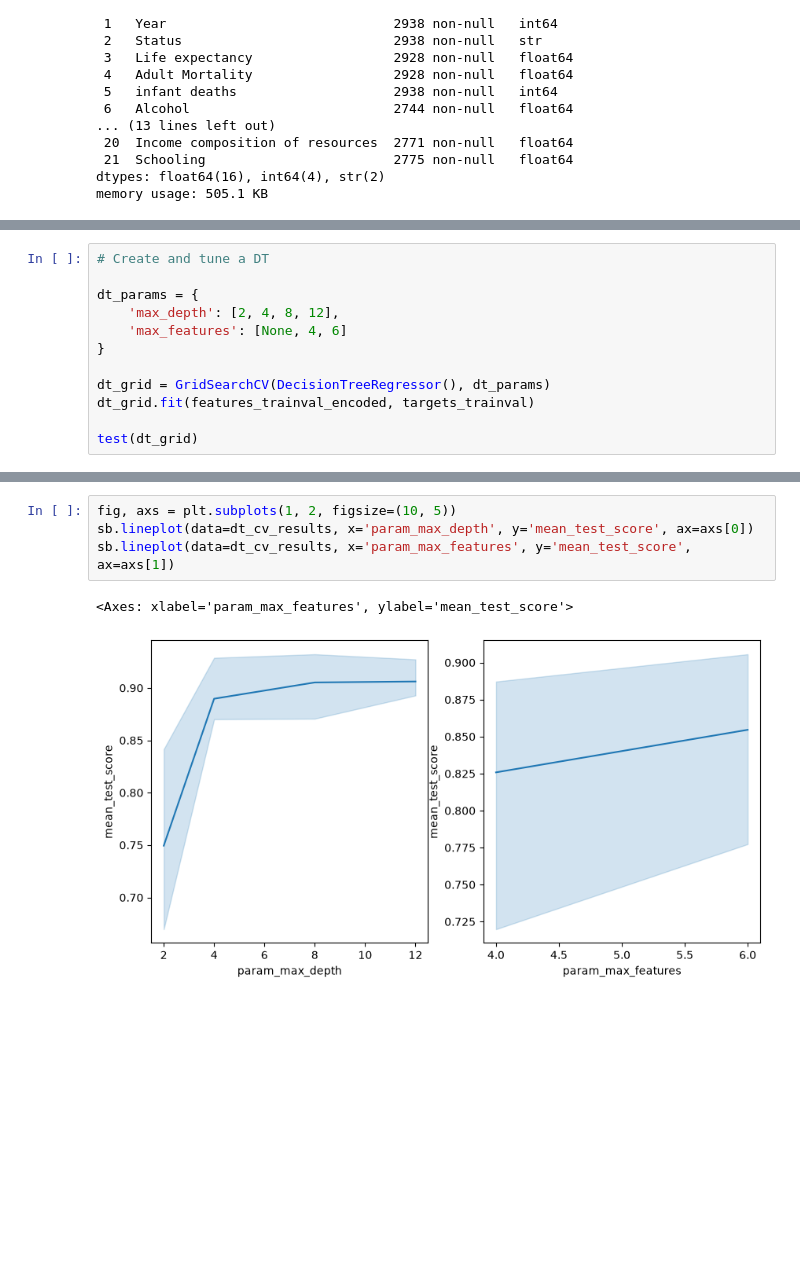
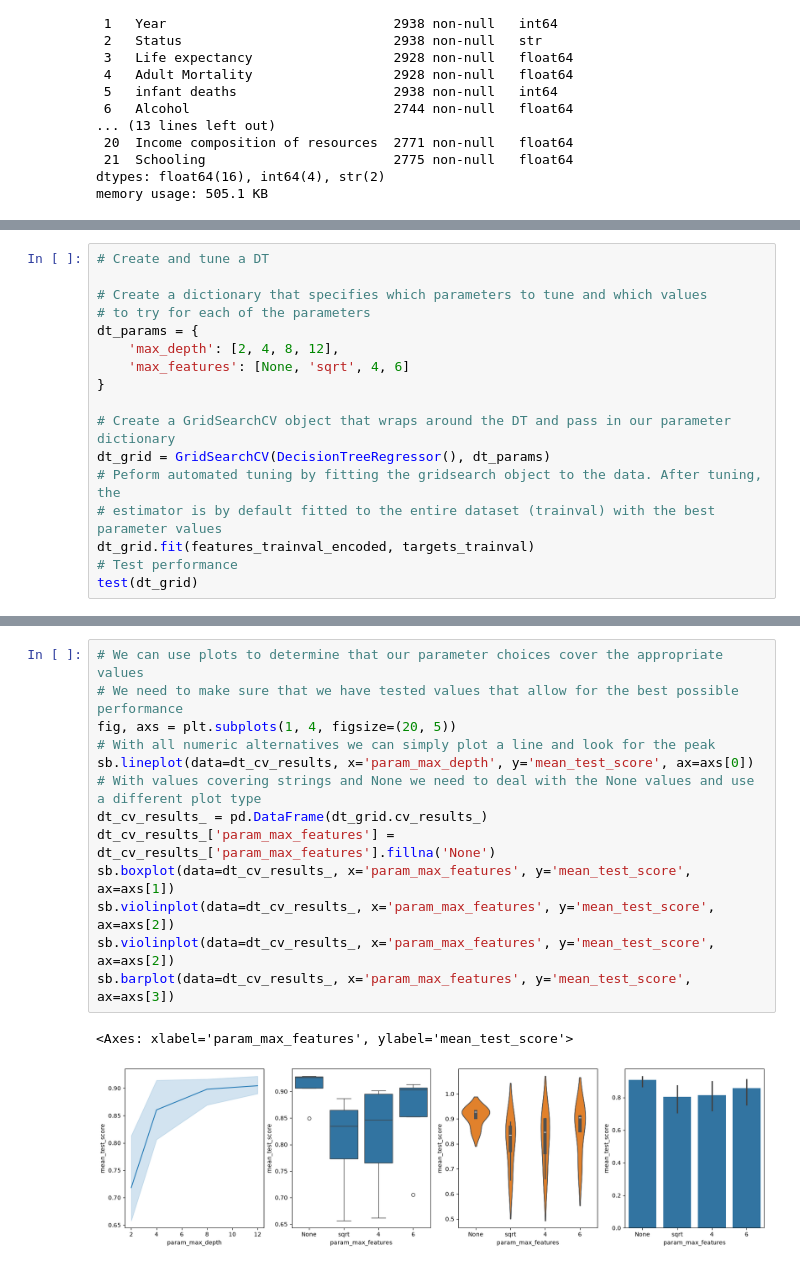
Before and after one commit to PCupboard/praktisk-maskin-learn, a Jupyter notebook: advanced_deep_learning/workshop_0610.ipynb, the cells around one changed output, grey strips where cells are left out. Saved outputs shown, nothing was run; the diff lists cells and outputs as text; blank space fills up the shorter version.

```diff
--- a/advanced_deep_learning/workshop_0610.ipynb
+++ b/advanced_deep_learning/workshop_0610.ipynb
@@ -211,13 +199,18 @@ def test(model):
 # %%
 # Create and tune a DT
 
+# Create a dictionary that specifies which parameters to tune and which values
+# to try for each of the parameters
 dt_params = {
     'max_depth': [2, 4, 8, 12],
-    'max_features': [None, 4, 6]
+    'max_features': [None, 'sqrt', 4, 6]
 }
 
+# Create a GridSearchCV object that wraps around the DT and pass in our parameter dictionary
 dt_grid = GridSearchCV(DecisionTreeRegressor(), dt_params)
+# Peform automated tuning by fitting the gridsearch object to the data. After tuning, the
+# estimator is by default fitted to the entire dataset (trainval) with the best parameter values
 dt_grid.fit(features_trainval_encoded, targets_trainval)
-
+# Test performance
 test(dt_grid)
 # %% [output]
@@ -244,8 +242,17 @@ dt_cv_results
 # %%
-fig, axs = plt.subplots(1, 2, figsize=(10, 5))
+# We can use plots to determine that our parameter choices cover the appropriate values
+# We need to make sure that we have tested values that allow for the best possible performance
+fig, axs = plt.subplots(1, 4, figsize=(20, 5))
+# With all numeric alternatives we can simply plot a line and look for the peak
 sb.lineplot(data=dt_cv_results, x='param_max_depth', y='mean_test_score', ax=axs[0])
-sb.lineplot(data=dt_cv_results, x='param_max_features', y='mean_test_score', ax=axs[1])
+# With values covering strings and None we need to deal with the None values and use a different plot type
+dt_cv_results_ = pd.DataFrame(dt_grid.cv_results_)
+dt_cv_results_['param_max_features'] = dt_cv_results_['param_max_features'].fillna('None')
+sb.boxplot(data=dt_cv_results_, x='param_max_features', y='mean_test_score', ax=axs[1])
+sb.violinplot(data=dt_cv_results_, x='param_max_features', y='mean_test_score', ax=axs[2])
+sb.violinplot(data=dt_cv_results_, x='param_max_features', y='mean_test_score', ax=axs[2])
+sb.barplot(data=dt_cv_results_, x='param_max_features', y='mean_test_score', ax=axs[3])
 # %% [output]
 <Axes: xlabel='param_max_features', ylabel='mean_test_score'>
-[figure, old version]
+[figure, new version]
 # %%
```
Also changed, not shown: parts of 24 cells of this notebook, 1 other file.
